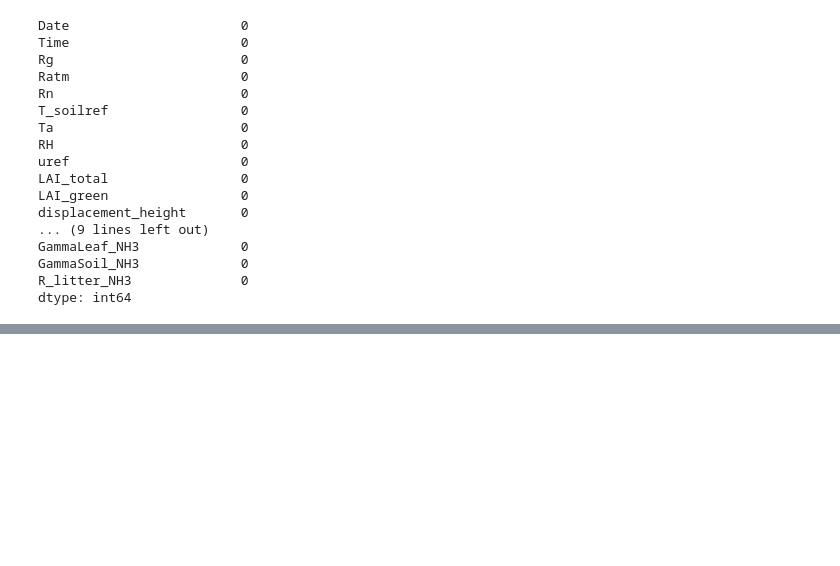
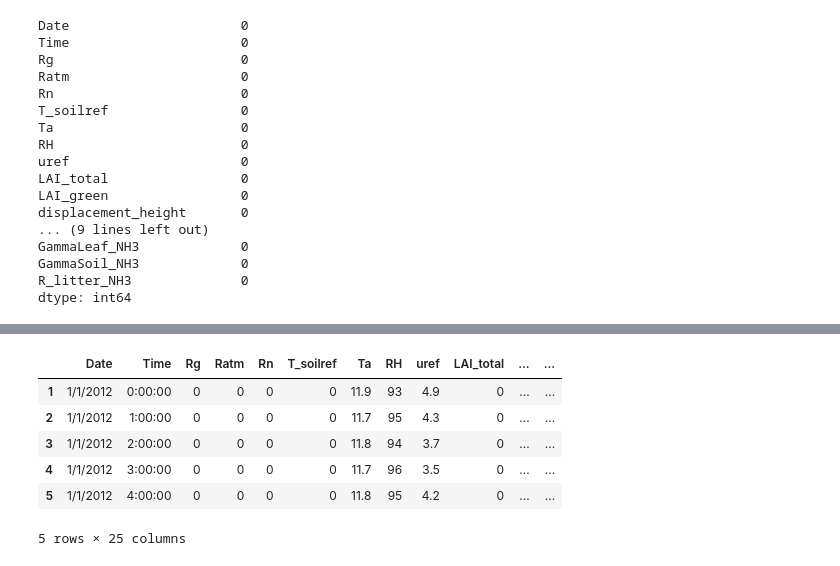
Before and after one commit to myothiha/tata, a Jupyter notebook: GE15Y/GE15Y.ipynb, the cells around one changed output, grey strips where cells are left out. Drawn from its saved outputs; the diff is of its cells as text; code cells hidden in the pictures; blank space fills up the shorter version.

```diff
--- a/GE15Y/GE15Y.ipynb
+++ b/GE15Y/GE15Y.ipynb
@@ -91,0 +130,11 @@ dtype: int64
+# %%
+SWC = SWC_raw.fillna(0)
+SWC.head()
+# %% [output]
+|  | Date | Time | Rg | Ratm | Rn | T_soilref | Ta | RH | uref | LAI_total | ... | ... |
+| 1 | 1/1/2012 | 0:00:00 | 0 | 0 | 0 | 0 | 11.9 | 93 | 4.9 | 0 | ... | ... |
+| 2 | 1/1/2012 | 1:00:00 | 0 | 0 | 0 | 0 | 11.7 | 95 | 4.3 | 0 | ... | ... |
+| 3 | 1/1/2012 | 2:00:00 | 0 | 0 | 0 | 0 | 11.8 | 94 | 3.7 | 0 | ... | ... |
+| 4 | 1/1/2012 | 3:00:00 | 0 | 0 | 0 | 0 | 11.7 | 96 | 3.5 | 0 | ... | ... |
+| 5 | 1/1/2012 | 4:00:00 | 0 | 0 | 0 | 0 | 11.8 | 95 | 4.2 | 0 | ... | ... |
+5 rows × 25 columns
```
Also changed, not shown: parts of 15 cells of this notebook, 2 other files.
